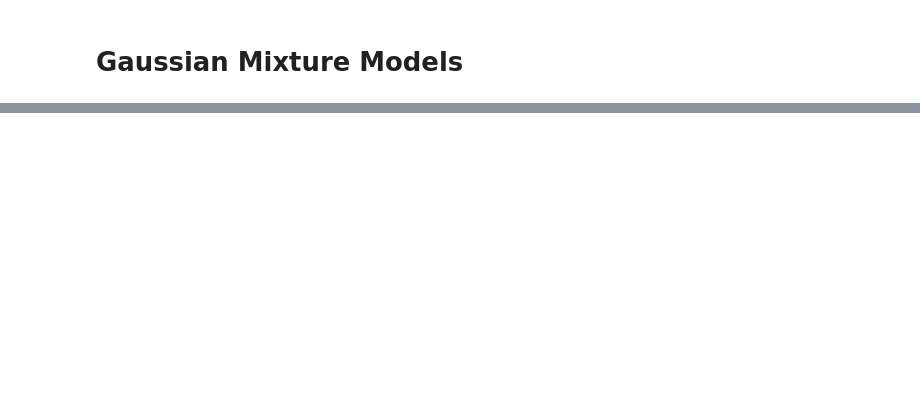
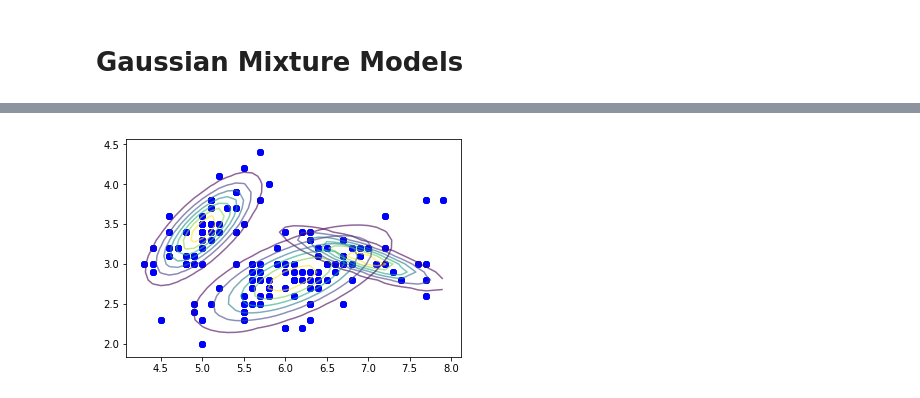
Before and after one commit to MJEmilio/MachineLearning, a Jupyter notebook: GMM.ipynb, the cells around one changed output, grey strips where cells are left out. Cells and saved outputs as stored; diff of their text form; code cells hidden in the pictures; blank space fills up the shorter version.

```diff
--- a/GMM.ipynb
+++ b/GMM.ipynb
@@ -135,2 +26,0 @@ from sklearn import mixture
-# %%
-p = X[:,:2]
@@ -161,0 +40,79 @@ plt.show()
+# %%
+import matplotlib.pyplot as plt
+from matplotlib import style
+import numpy as np
+from scipy.stats import multivariate_normal
+
+
+class GMM:
+    def __init__(self,X,K,iterations):
+        self.iterations = iterations
+        self.K = K
+        self.X = X
+        self.mu = None
+        self.pi = None
+        self.cov = None
+        self.XY = None
+
+        """ Set the initial mu, covariance and pi values"""
+        self.mu = np.random.randint(min(self.X[:,0]),max(self.X[:,0]),size=(self.K,len(self.X[0])))
+        self.cov = np.zeros((self.K,len(X[0]),len(X[0])))
+
+        for dim in range(len(self.cov)):
+            np.fill_diagonal(self.cov[dim],5)
+        self.pi = np.ones(self.K)/self.K
+        log_likelihoods = []
+
+        self.reg_cov = 1e-6*np.identity(len(self.X[0]))
+        for m,c in zip(self.mu,self.cov):
+            c += self.reg_cov
+            multi_normal = multivariate_normal(mean=m,cov=c)
+
+
+    """Define a function which runs for iterations, iterations"""
+    def run(self):
+        for i in range(self.iterations):
+            """E Step"""
+            gamma = np.zeros((len(self.X),len(self.cov)))
+            for m,co,p,r in zip(self.mu,self.cov,self.pi,range(len(gamma[0]))):
+                co+=self.reg_cov
+                mn = multivariate_normal(mean=m,cov=co)
+                gamma[:,r] = p*mn.pdf(self.X)/np.sum([pi_c*multivariate_normal(mean=mu_c,cov=cov_c).pdf(X) for pi_c,mu_c,cov_c in zip(self.pi,self.mu,self.cov+self.reg_cov)],axis=0)
+
+            """M Step"""
+            self.mu = []
+            self.cov = []
+            self.pi = []
+            log_likelihood = []
+            for c in range(len(gamma[0])):
+                m_c = np.sum(gamma[:,c],axis=0)
+                mu_c = (1/m_c)*np.sum(self.X*gamma[:,c].reshape(len(self.X),1),axis=0)
+                self.mu.append(mu_c)
+                # Calculate the covariance matrix per source based on the new mean
+                self.cov.append(((1/m_c)*np.dot((np.array(gamma[:,c]).reshape(len(self.X),1)*(self.X-mu_c)).T,(self.X-mu_c)))+self.reg_cov)
+
+                self.pi.append(m_c/np.sum(gamma))
+    def predict(self,Y):
+
+        x,y = np.meshgrid(np.sort(self.X[:,0]),np.sort(self.X[:,1]))
+        self.XY = np.array([x.flatten(),y.flatten()]).T
+
+        # PLot the point onto the fittet gaussians
+        fig3 = plt.figure()
+        ax2 = fig3.add_subplot(111)
+        ax2.scatter(self.X[:,0],self.X[:,1])
+        for m,c in zip(self.mu,self.cov):
+            multi_normal = multivariate_normal(mean=m,cov=c)
+            ax2.contour(np.sort(self.X[:,0]),np.sort(self.X[:,1]),multi_normal.pdf(self.XY).reshape(len(self.X),len(self.X)),alpha=0.6)
+
+            for y in Y:
+                ax2.scatter(y[0],y[1],c='blue')
+        prediction = []
+
+
+
+GMM = GMM(X,3,200)
+GMM.run()
+GMM.predict(X)
+# %% [output]
+[figure, added]
```
Also changed, not shown: parts of 19 cells of this notebook, 1 other file.
